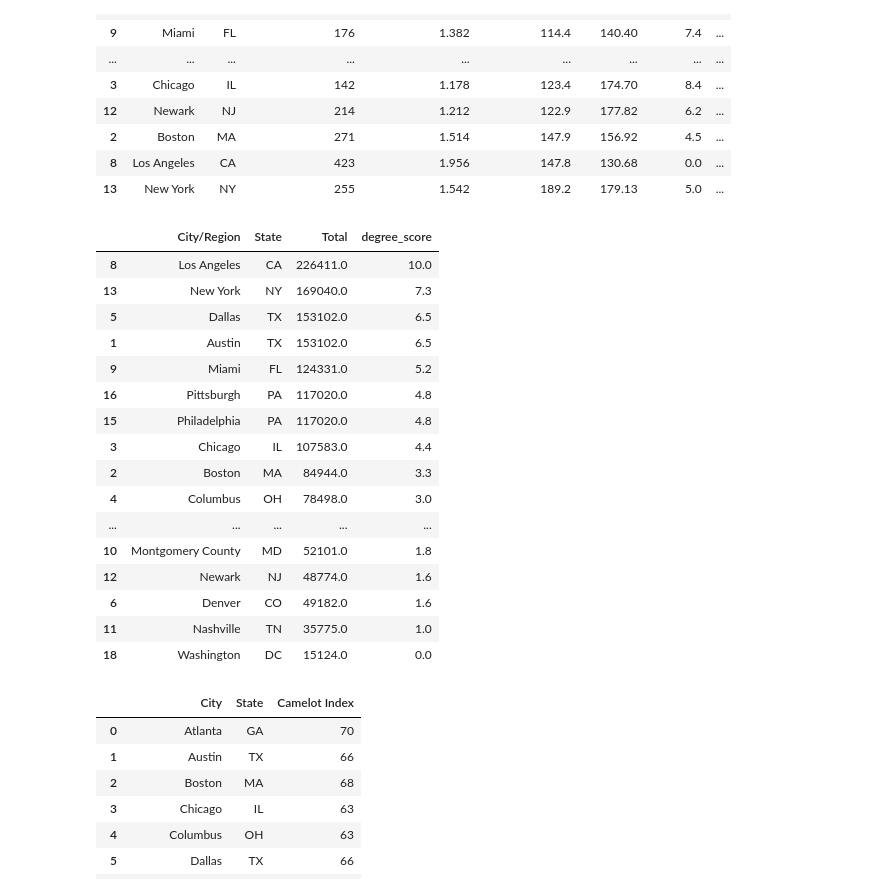
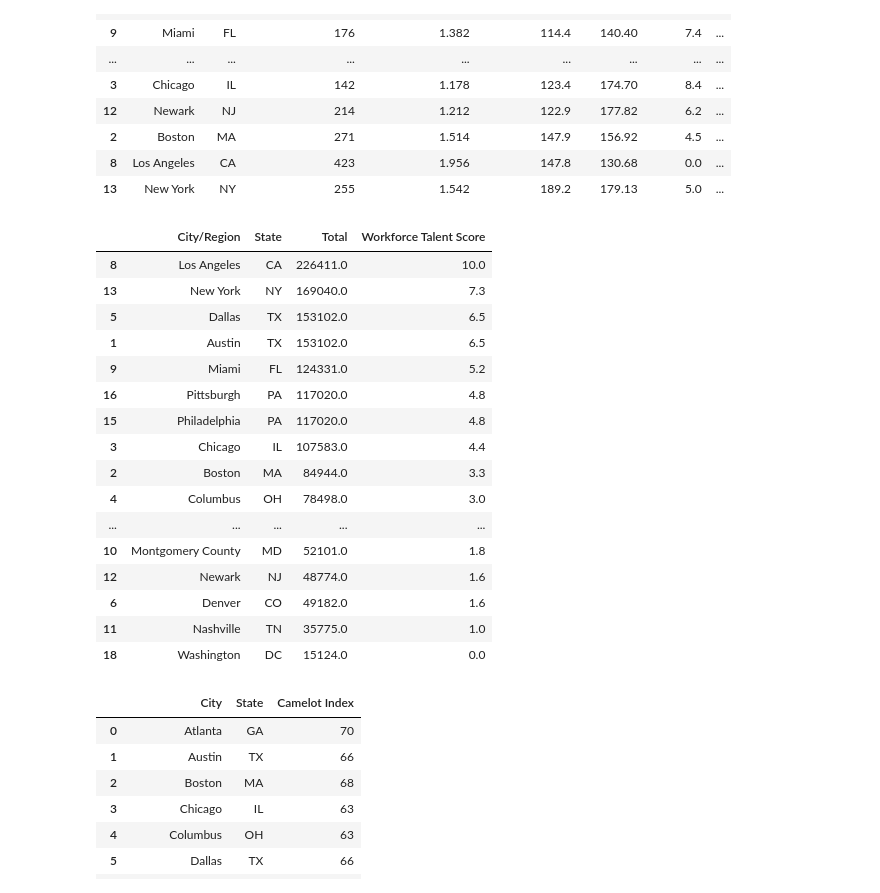
Before and after one commit to APK500/project-one, a Jupyter notebook: re_col_wip.ipynb, the cells around one changed output. Drawn from its saved outputs; the diff is of its cells as text; code cells hidden in the pictures.

```diff
--- a/re_col_wip.ipynb
+++ b/re_col_wip.ipynb
@@ -160,26 +160,25 @@ merged_df.sort_values('Total Score', ascending=False)
 # %%
 # import education statistics from National Center for Education Statistics
 edu_stats_df = pd.read_csv("education_statistics.csv")
 edu_stats_df = edu_stats_df[['State Abb', 'Total']]
 edu_stats_df = pd.merge(city_list, edu_stats_df, how='left', left_on=['State'], right_on = ['State Abb'])
 del edu_stats_df['State Abb']
 
 # set variables for ranking data
 edu_max = max(edu_stats_df['Total'])
 edu_min = min(edu_stats_df['Total'])
 edu_range = edu_max - edu_min
-edu_stats_df['degree_score'] = 2.0
+edu_stats_df['Workforce Talent Score'] = 2.0
 
 # loop through and create degree score
 for index, row in edu_stats_df.iterrows():
     score = (row['Total'] - edu_min)/edu_range*10
     score = round(score, 1)
-    edu_stats_df.set_value(index, 'degree_score', score)
+    edu_stats_df.set_value(index, 'Workforce Talent Score', score)
 
-edu_stats_df
-edu_stats_df.sort_values('degree_score', ascending=False)
+edu_stats_df.sort_values('Workforce Talent Score', ascending=False)
 # %% [output]
-|  | City/Region | State | Total | degree_score |
+|  | City/Region | State | Total | Workforce Talent Score |
 | 8 | Los Angeles | CA | 226411.0 | 10.0 |
 | 13 | New York | NY | 169040.0 | 7.3 |
 | 5 | Dallas | TX | 153102.0 | 6.5 |
```
Also changed, not shown: parts of 4 cells of this notebook, 1 other file.
